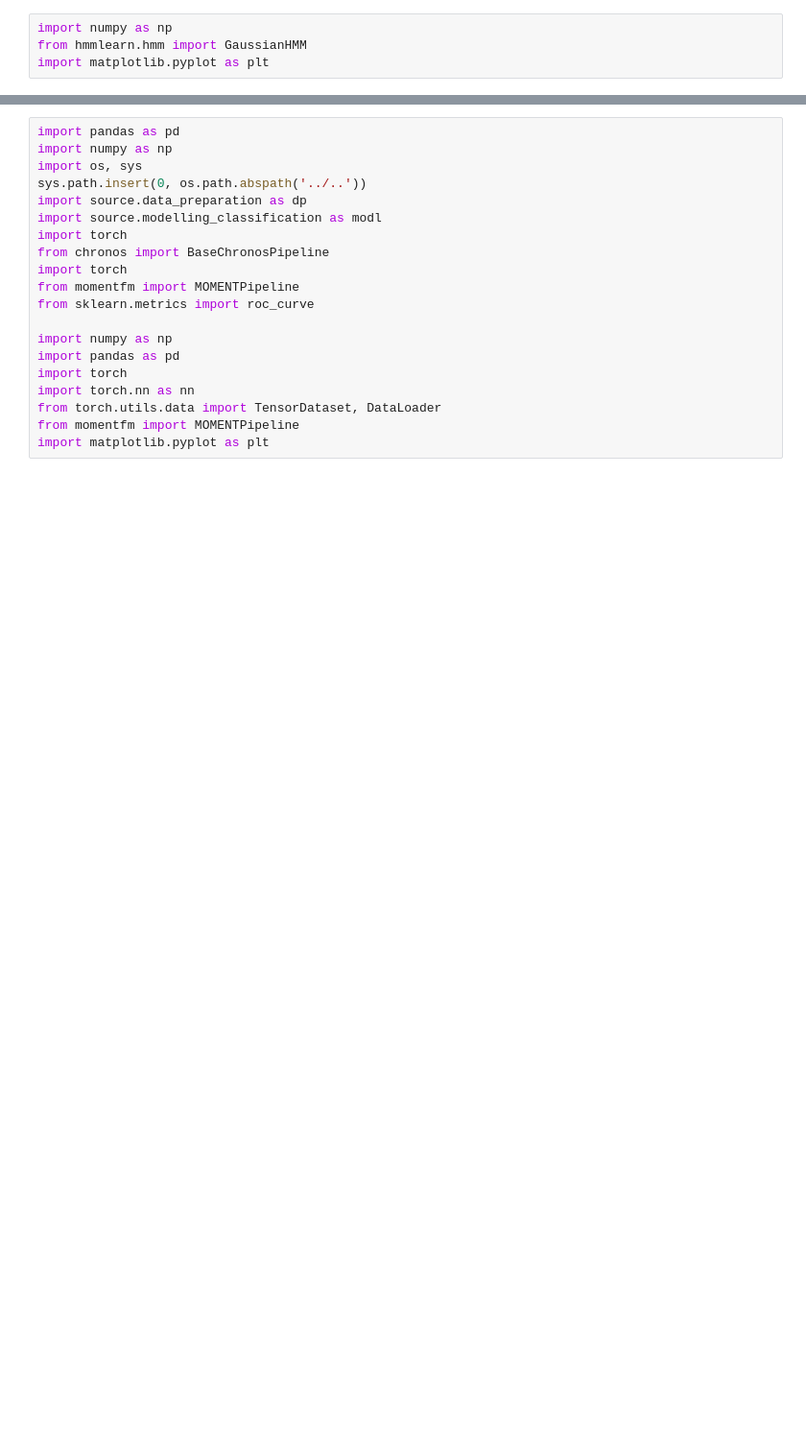
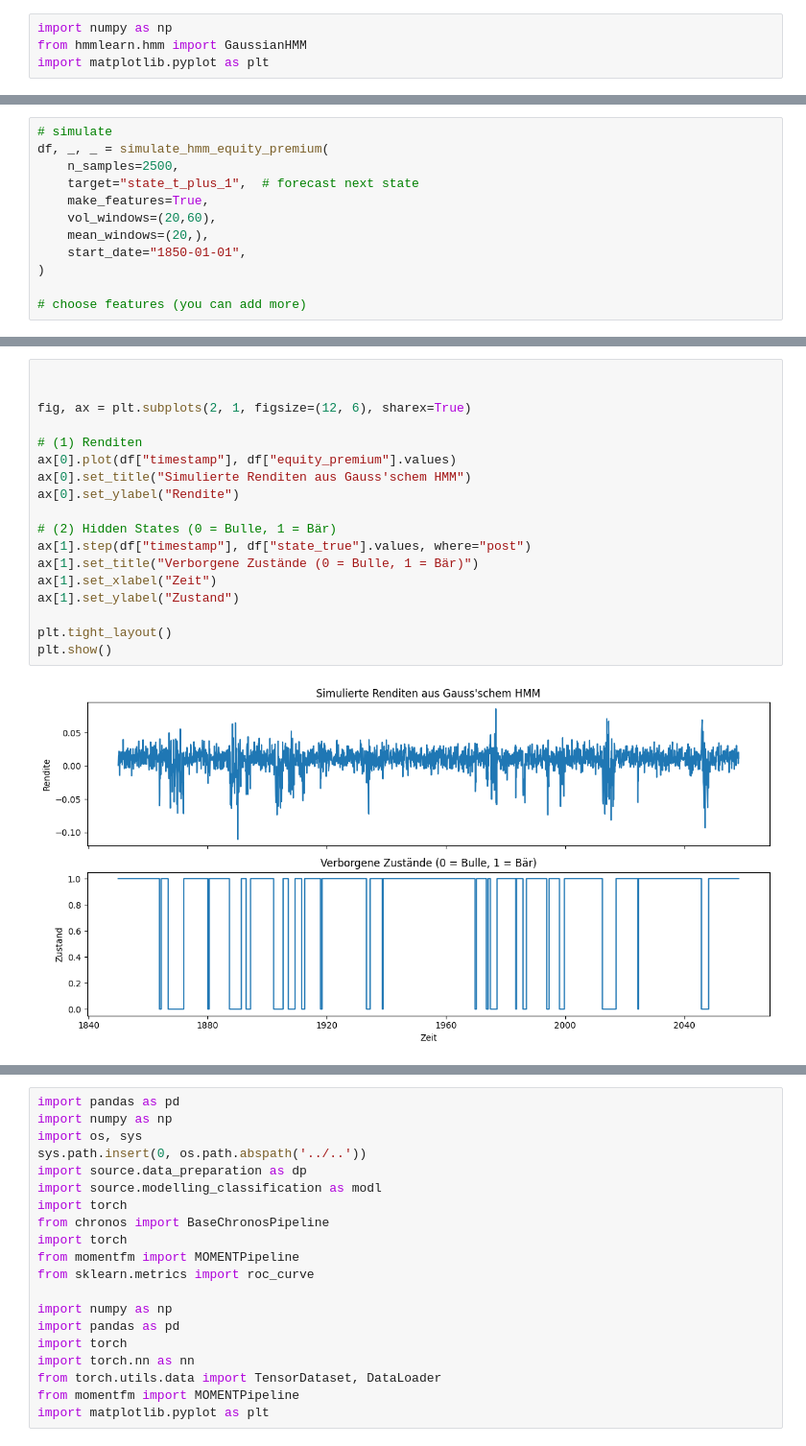
Before and after one commit to KiliTili/Masterarbeit, a Jupyter notebook: Notebooks/simulation/simulation.ipynb, the cells around one changed output, grey strips where cells are left out. Shown: that part at 96% size. Cells and saved outputs as stored; diff of their text form; blank space fills up the shorter version.

```diff
--- a/Notebooks/simulation/simulation.ipynb
+++ b/Notebooks/simulation/simulation.ipynb
@@ -78,0 +169,12 @@ plt.show()
+# %%
+# simulate
+df, _, _ = simulate_hmm_equity_premium(
+    n_samples=2500,
+    target="state_t_plus_1",  # forecast next state
+    make_features=True,
+    vol_windows=(20,60),
+    mean_windows=(20,),
+    start_date="1850-01-01",
+)
+
+# choose features (you can add more)
@@ -78,0 +197,20 @@ plt.show()
+# %%
+
+
+fig, ax = plt.subplots(2, 1, figsize=(12, 6), sharex=True)
+
+# (1) Renditen
+ax[0].plot(df["timestamp"], df["equity_premium"].values)
+ax[0].set_title("Simulierte Renditen aus Gauss'schem HMM")
+ax[0].set_ylabel("Rendite")
+
+# (2) Hidden States (0 = Bulle, 1 = Bär)
+ax[1].step(df["timestamp"], df["state_true"].values, where="post")
+ax[1].set_title("Verborgene Zustände (0 = Bulle, 1 = Bär)")
+ax[1].set_xlabel("Zeit")
+ax[1].set_ylabel("Zustand")
+
+plt.tight_layout()
+plt.show()
+# %% [output]
+[figure, added]
```
Also changed, not shown: parts of 15 cells of this notebook, 1 other file.
